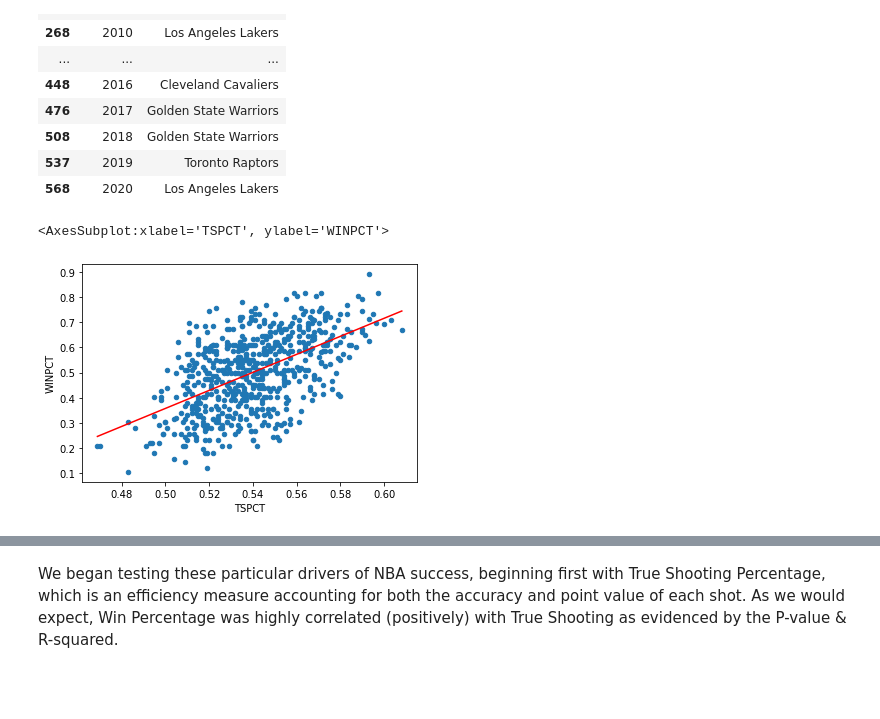
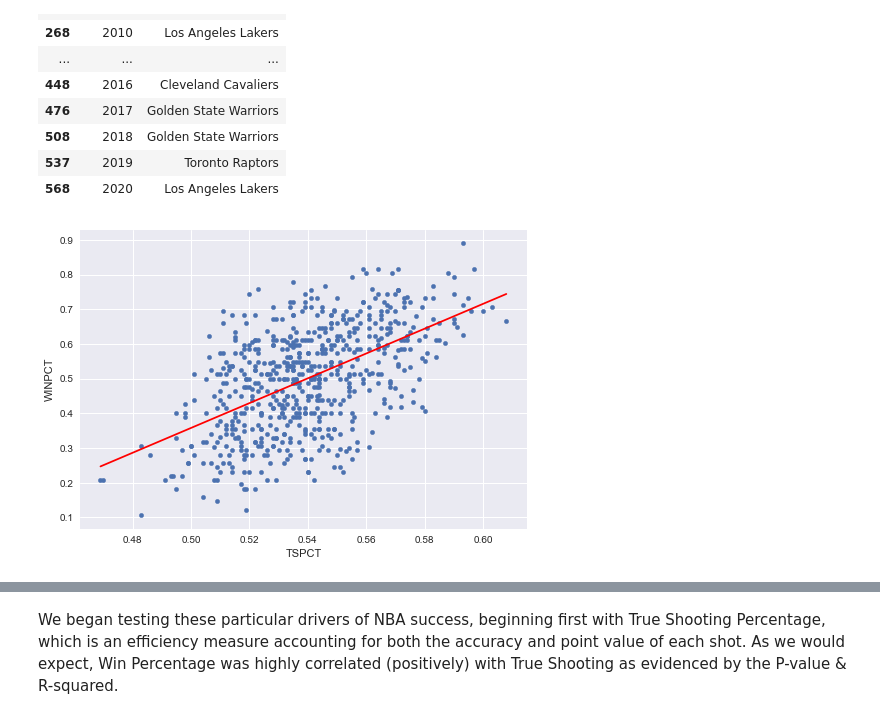
Before and after one commit to danielabboudi/DB_Project, a Jupyter notebook: SC_DA_final.ipynb, the cells around one changed output, grey strips where cells are left out. Cells and saved outputs as stored; diff of their text form; code cells hidden in the pictures; blank space fills up the shorter version.

```diff
--- a/SC_DA_final.ipynb
+++ b/SC_DA_final.ipynb
@@ -130,12 +131,13 @@ df3 = df.rename(columns={'WIN%': 'WINPCT', 'TS%':'TSPCT', '2P%':'2PPCT', '3P%':'
 # %%
 reg1 = smf.ols('WINPCT ~ TSPCT', df3).fit()
 df3['yhat1'] = reg1.predict()
 fig,ax = plt.subplots()
 df3.plot.scatter(x='TSPCT', y='WINPCT', ax=ax)
 df3.sort_values('TSPCT').set_index('TSPCT')['yhat1'].plot(ax=ax, color='r')
+rcParams['figure.figsize'] = 8,6
+plt.style.use('seaborn')
 # %% [output]
-<AxesSubplot:xlabel='TSPCT', ylabel='WINPCT'>
-[figure, old version]
+[figure, new version]
 # %%
 print(reg1.summary())
 # %% [output]
```
Also changed, not shown: parts of 18 cells of this notebook.
